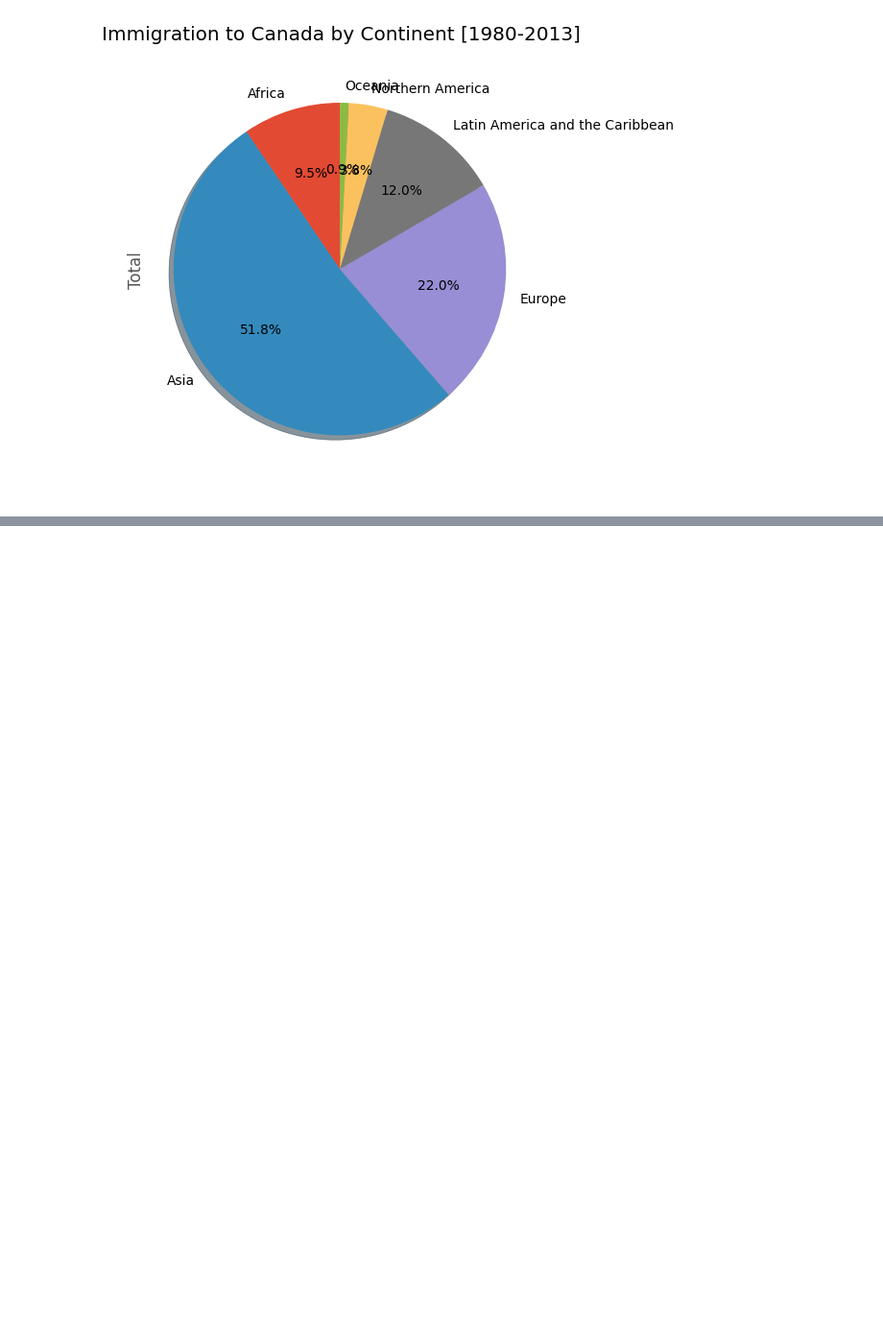
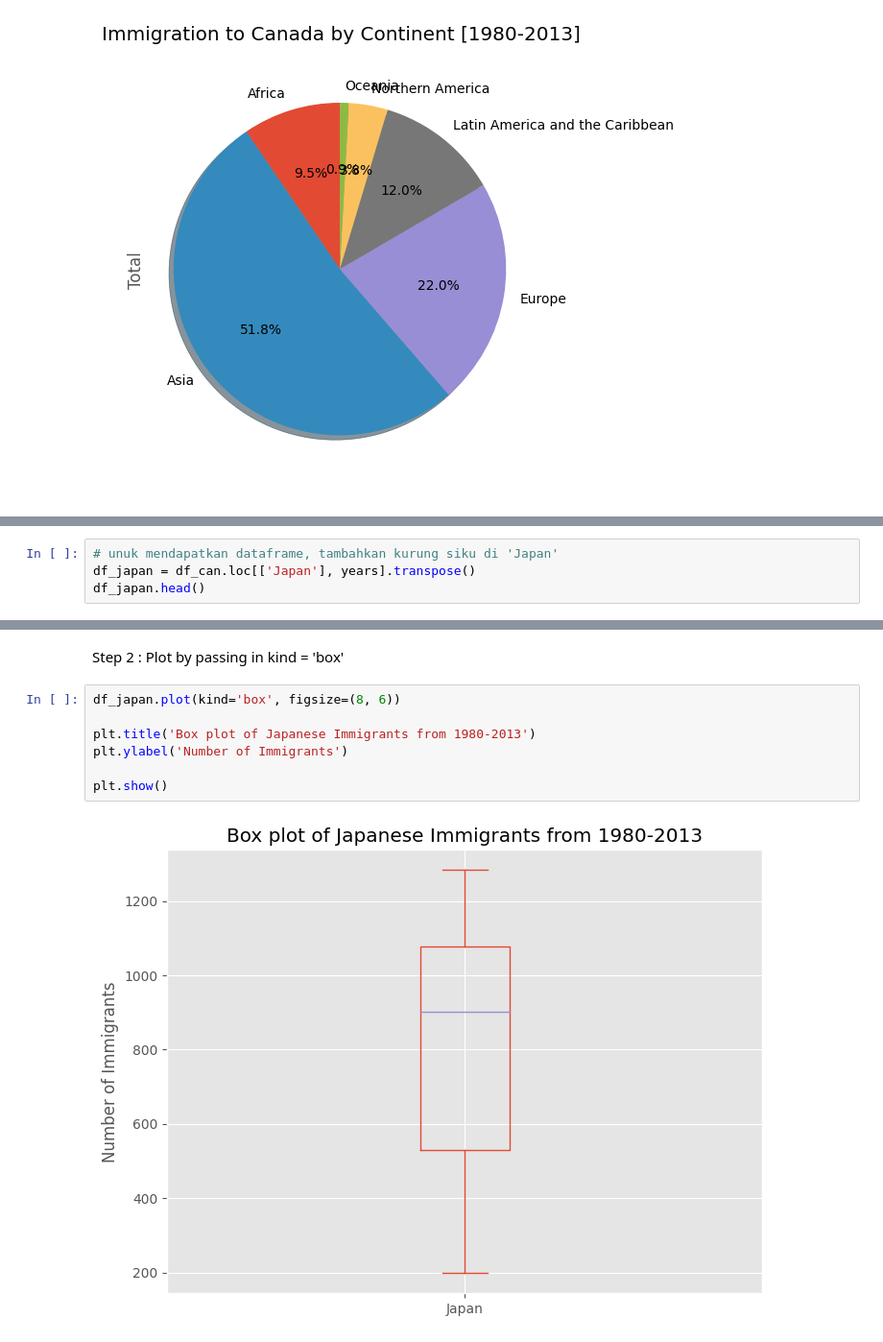
Before and after one commit to kireikharisma/H8_3, a Jupyter notebook: sesi7.ipynb, the cells around one changed output, grey strips where cells are left out. Shown at 96% size. Saved outputs shown, nothing was run; the diff lists cells and outputs as text; blank space fills up the shorter version.

```diff
--- a/sesi7.ipynb
+++ b/sesi7.ipynb
@@ -1640,0 +1708,4 @@ plt.show()
+# %%
+# unuk mendapatkan dataframe, tambahkan kurung siku di 'Japan'
+df_japan = df_can.loc[['Japan'], years].transpose()
+df_japan.head()
@@ -1640,0 +1719,11 @@ plt.show()
+# %% [markdown]
+Step 2 : Plot by passing in kind = 'box'
+# %%
+df_japan.plot(kind='box', figsize=(8, 6))
+
+plt.title('Box plot of Japanese Immigrants from 1980-2013')
+plt.ylabel('Number of Immigrants')
+
+plt.show()
+# %% [output]
+[figure, added]
```
Also changed, not shown: parts of 10 cells of this notebook.
